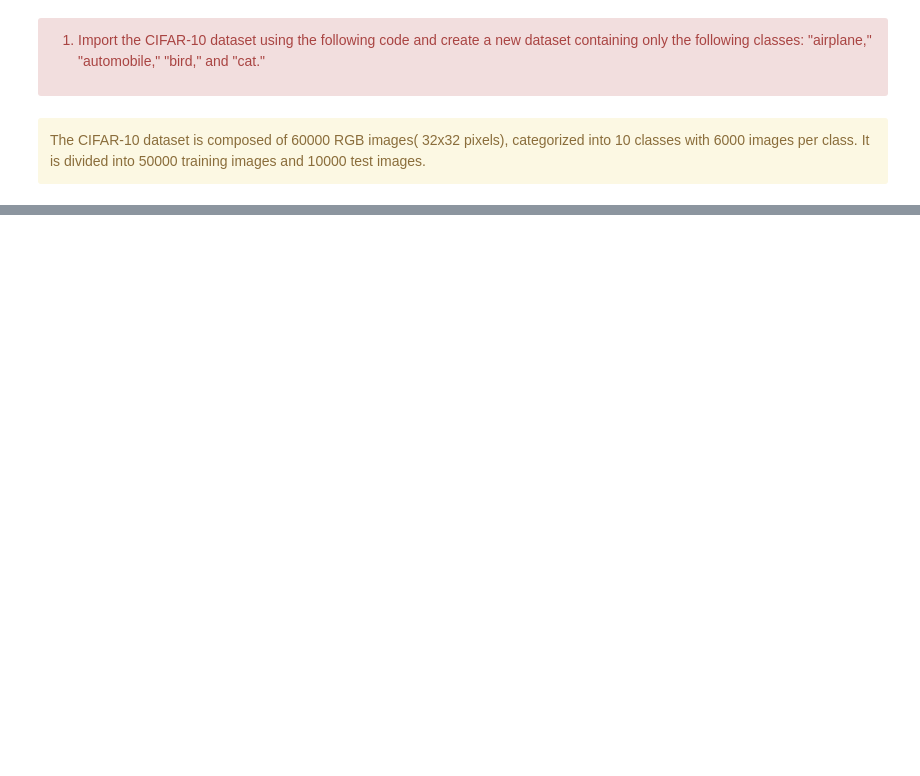
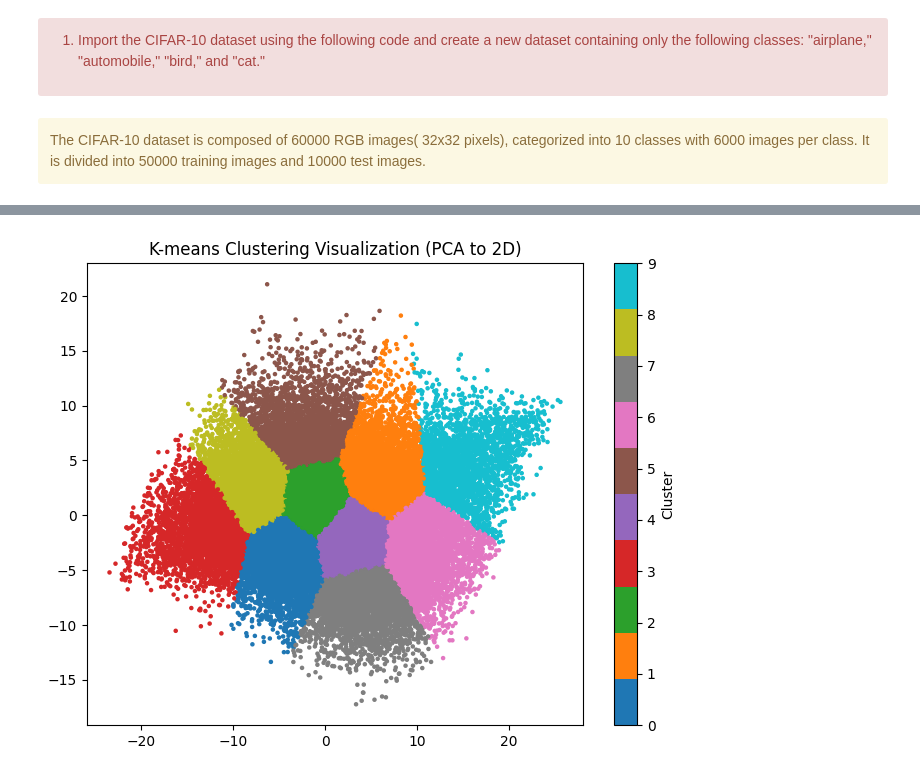
Before and after one commit to MohamedAmine2004-commits/ML_Labs, a Jupyter notebook: TP5.ipynb, the cells around one changed output, grey strips where cells are left out. Cells and saved outputs as stored; diff of their text form; code cells hidden in the pictures; blank space fills up the shorter version.

```diff
--- a/TP5.ipynb
+++ b/TP5.ipynb
@@ -45,0 +67,6 @@ Exception: URL fetch failure on https://www.cs.toronto.edu/~kriz/cifar-10-python
+# %%
+from sklearn.cluster import KMeans
+
+kmeans_pca  = KMeans(n_clusters=10, random_state=0)   #n_clusters = K
+
+kmeans_pca_labels = kmeans_pca.fit_predict(trainX_pca)
@@ -45,0 +94,9 @@ Exception: URL fetch failure on https://www.cs.toronto.edu/~kriz/cifar-10-python
+# %%
+# Visualize K-means clustering with PCA (2D)
+plt.figure(figsize=(8, 6))
+plt.scatter(trainX_pca[:, 0], trainX_pca[:, 1], c=kmeans_pca_labels, cmap='tab10', s=5)
+plt.colorbar(ticks=range(10), label="Cluster")
+plt.title("K-means Clustering Visualization (PCA to 2D)")
+plt.show()
+# %% [output]
+[figure, added]
```
Also changed, not shown: parts of 16 cells of this notebook, 4 other files.
